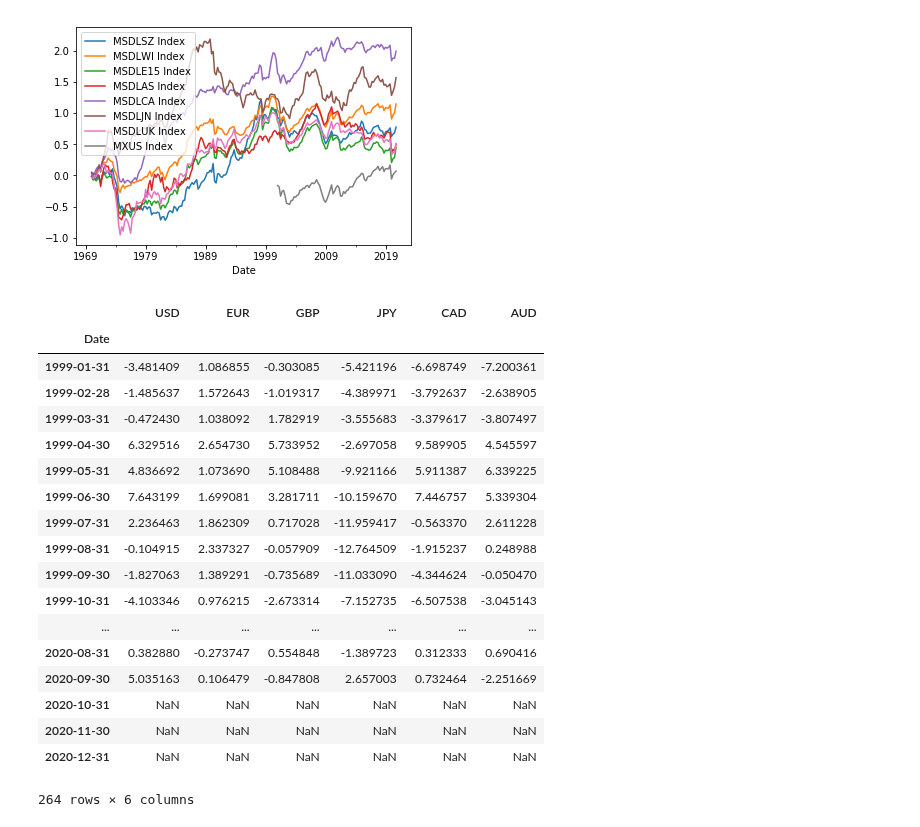
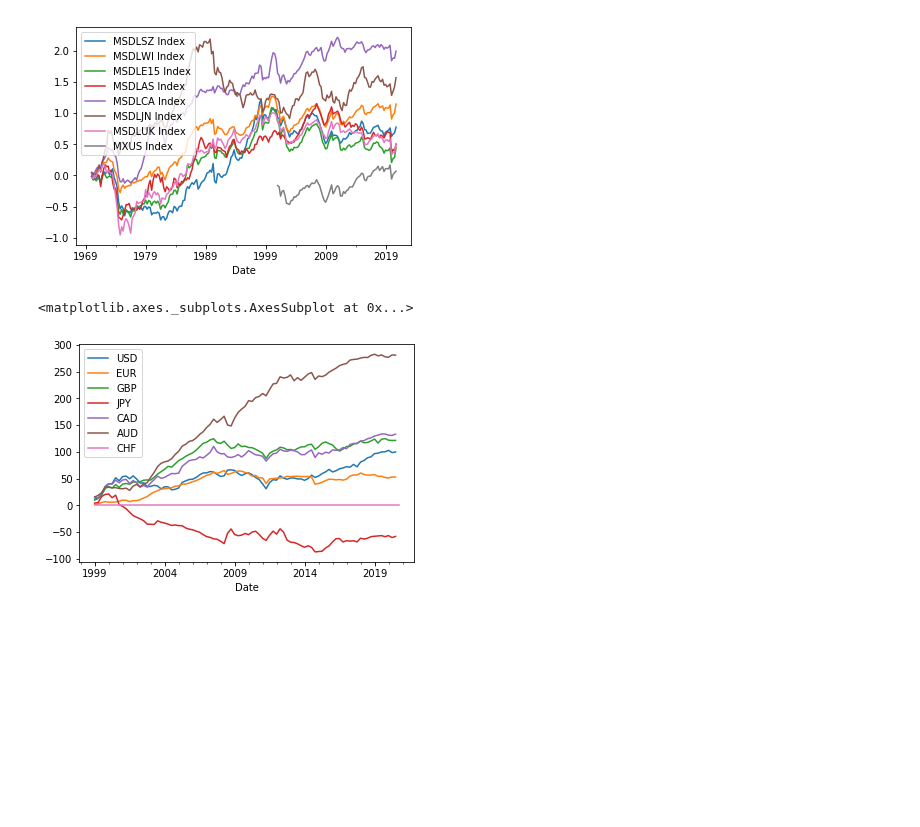
Before and after one commit to Tobias-Mann/Practicioners-Seminar-Notebook, a Jupyter notebook: Optimal Currency Hedging for International Equity Portfolios.ipynb, the cells around one changed output. Drawn from its saved outputs; the diff is of its cells as text; code cells hidden in the pictures; blank space fills up the shorter version.

```diff
--- a/Optimal Currency Hedging for International Equity Portfolios.ipynb
+++ b/Optimal Currency Hedging for International Equity Portfolios.ipynb
@@ -33,13 +33,16 @@ def excess_equity_returns(equity_returns, stfir):
 def excess_currency_returns(r_fx, fi, di):
     # r_fx: exchange rate returns, fi: foreign interest rate, di: domestic interest rate
     # calculate returns by using a 3 month shift
-    r_fx = (r_fx.iloc[3:,:].values/r_fx.iloc[:-3,:] -1) * 100
+    # Appreciation in the rate means an increase in the value of domestic currency so returns are calculated on inverse
+    r_fx = ((1/r_fx.iloc[3:,:].values)/(1/r_fx.iloc[:-3,:]) -1) * 100
     # exclude domestic currency name from fx rate names
     r_fx.columns = [name.replace(di.name, "") for name in r_fx.columns]
     # sort the columns as in the interest rates df
     r_fx = r_fx[fi.columns]
-
-    return r_fx + (fi.sub(di, axis="rows"))
+    ans = r_fx + (fi.sub(di, axis="rows"))
+    # adjust for domestic currency
+    ans[di.name] = 0
+    return ans
 
 def sigma_fx(r_fx, fi, di):
     # get excess returns
@@ -57,6 +60,7 @@ def alpha_hedge_weights(alpha_eq, alpha_fx):
     # alpha_eq: expected excess returns for hedged equities, alpha_fx:  currency expected excess returns
     sigma_fx_inv = np.linalg.pinv(sigma_fx(r_fx, fi, di))
     w_hedge = sigma_fx_inv.dot()
+    sigma_eqfx = pd.Series({cur:alpha_fx[cur].cov(alpha_eq[cur]) for cur in alpha_fx.columns})
     k = 0
     w_opt = sigma_fx_inv * (-w_hedge + k * w_alpha)
     pass
@@ -104,24 +116,4 @@ interestrates = interestrates[interestrates.index.isin(fx_rates.index)]
 fx_rates = fx_rates[fx_rates.index.isin(interestrates.index)]
 fi = interestrates[[cur for cur in interestrates.columns if cur != domestic_currency ]]
 di = interestrates[domestic_currency]
-excess_currency_returns(fx_rates, fi, di)
+alpha_fx = excess_currency_returns(fx_rates, fi, di)
-# %% [output]
-|  | USD | EUR | GBP | JPY | CAD | AUD |
-| Date |  |  |  |  |  |  |
-| 1999-01-31 | -3.481409 | 1.086855 | -0.303085 | -5.421196 | -6.698749 | -7.200361 |
-| 1999-02-28 | -1.485637 | 1.572643 | -1.019317 | -4.389971 | -3.792637 | -2.638905 |
-| 1999-03-31 | -0.472430 | 1.038092 | 1.782919 | -3.555683 | -3.379617 | -3.807497 |
-| 1999-04-30 | 6.329516 | 2.654730 | 5.733952 | -2.697058 | 9.589905 | 4.545597 |
-| 1999-05-31 | 4.836692 | 1.073690 | 5.108488 | -9.921166 | 5.911387 | 6.339225 |
-| 1999-06-30 | 7.643199 | 1.699081 | 3.281711 | -10.159670 | 7.446757 | 5.339304 |
-| 1999-07-31 | 2.236463 | 1.862309 | 0.717028 | -11.959417 | -0.563370 | 2.611228 |
-| 1999-08-31 | -0.104915 | 2.337327 | -0.057909 | -12.764509 | -1.915237 | 0.248988 |
-| 1999-09-30 | -1.827063 | 1.389291 | -0.735689 | -11.033090 | -4.344624 | -0.050470 |
-| 1999-10-31 | -4.103346 | 0.976215 | -2.673314 | -7.152735 | -6.507538 | -3.045143 |
-| ... | ... | ... | ... | ... | ... | ... |
-| 2020-08-31 | 0.382880 | -0.273747 | 0.554848 | -1.389723 | 0.312333 | 0.690416 |
-| 2020-09-30 | 5.035163 | 0.106479 | -0.847808 | 2.657003 | 0.732464 | -2.251669 |
-| 2020-10-31 | NaN | NaN | NaN | NaN | NaN | NaN |
-| 2020-11-30 | NaN | NaN | NaN | NaN | NaN | NaN |
-| 2020-12-31 | NaN | NaN | NaN | NaN | NaN | NaN |
-264 rows × 6 columns
@@ -127,0 +122,5 @@ excess_currency_returns(fx_rates, fi, di)
+# %%
+alpha_fx.iloc[::3].cumsum().plot()
+# %% [output]
+<matplotlib.axes._subplots.AxesSubplot at 0x...>
+[figure, added]
```
Also changed, not shown: parts of 2 cells of this notebook.
